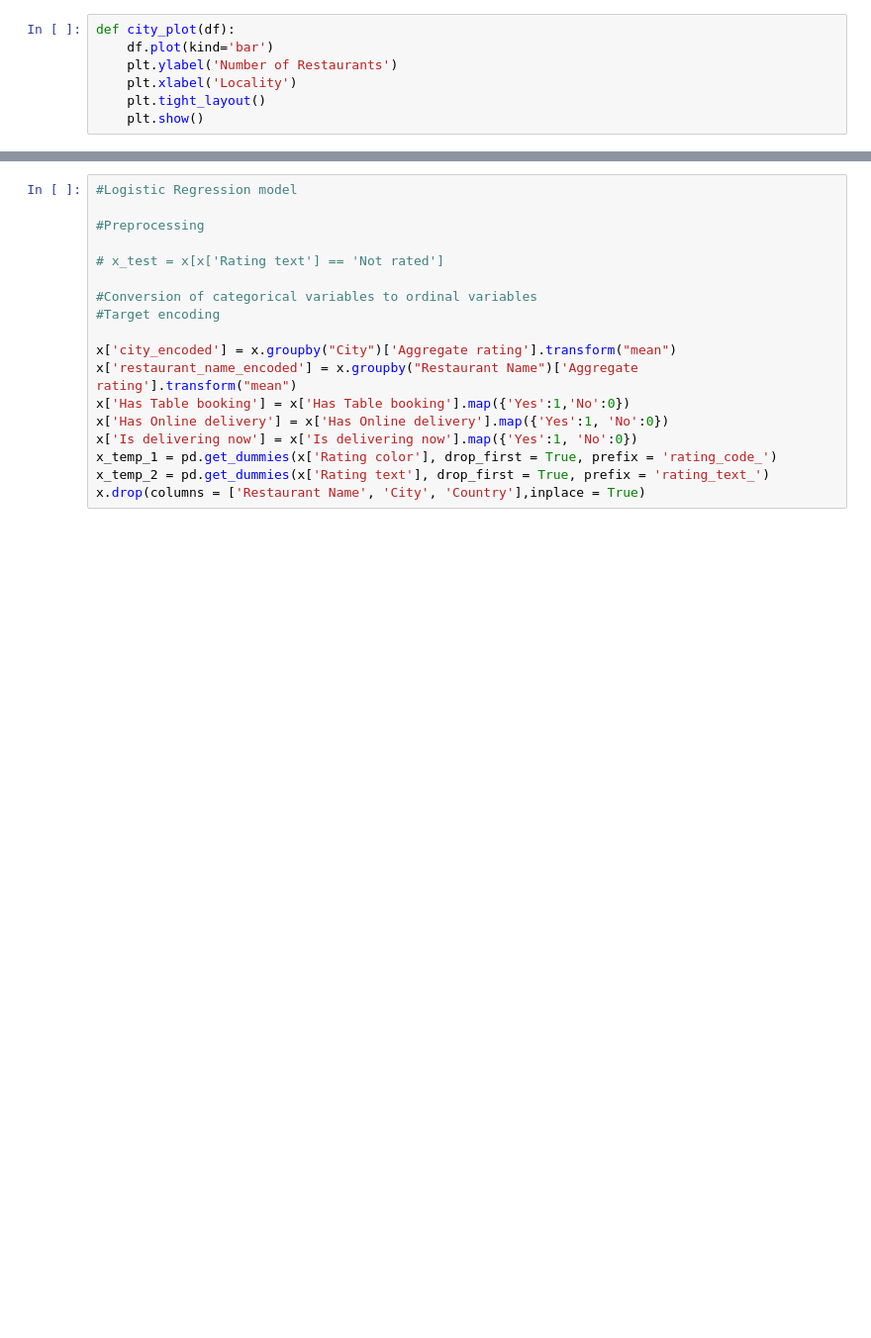
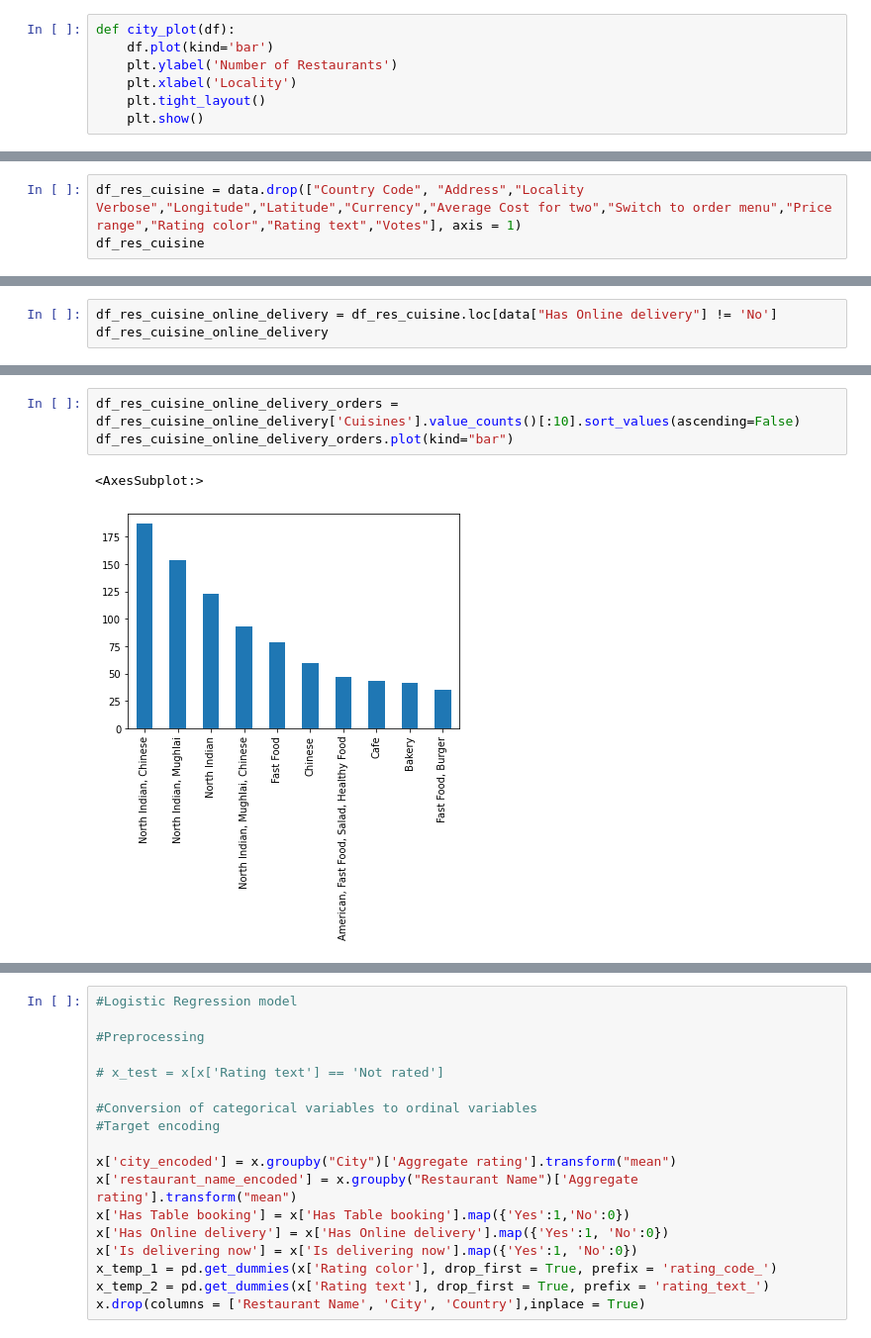
Before and after one commit to Minhaas/Food-takeaway-analysis, a Jupyter notebook: New_code.ipynb, the cells around one changed output, grey strips where cells are left out. Shown at 99% size. Drawn from its saved outputs; the diff is of its cells as text; blank space fills up the shorter version.

```diff
--- a/New_code.ipynb
+++ b/New_code.ipynb
@@ -165,0 +189,3 @@ city_plot(city_stats(data, 'Gurgaon'))
+# %%
+df_res_cuisine = data.drop(["Country Code", "Address","Locality Verbose","Longitude","Latitude","Currency","Average Cost for two","Switch to order menu","Price range","Rating color","Rating text","Votes"], axis = 1)
+df_res_cuisine
@@ -165,0 +213,3 @@ city_plot(city_stats(data, 'Gurgaon'))
+# %%
+df_res_cuisine_online_delivery = df_res_cuisine.loc[data["Has Online delivery"] != 'No']
+df_res_cuisine_online_delivery
@@ -165,0 +230,6 @@ city_plot(city_stats(data, 'Gurgaon'))
+# %%
+df_res_cuisine_online_delivery_orders = df_res_cuisine_online_delivery['Cuisines'].value_counts()[:10].sort_values(ascending=False)
+df_res_cuisine_online_delivery_orders.plot(kind="bar")
+# %% [output]
+<AxesSubplot:>
+[figure, added]
```
Also changed, not shown: parts of 9 cells of this notebook.
